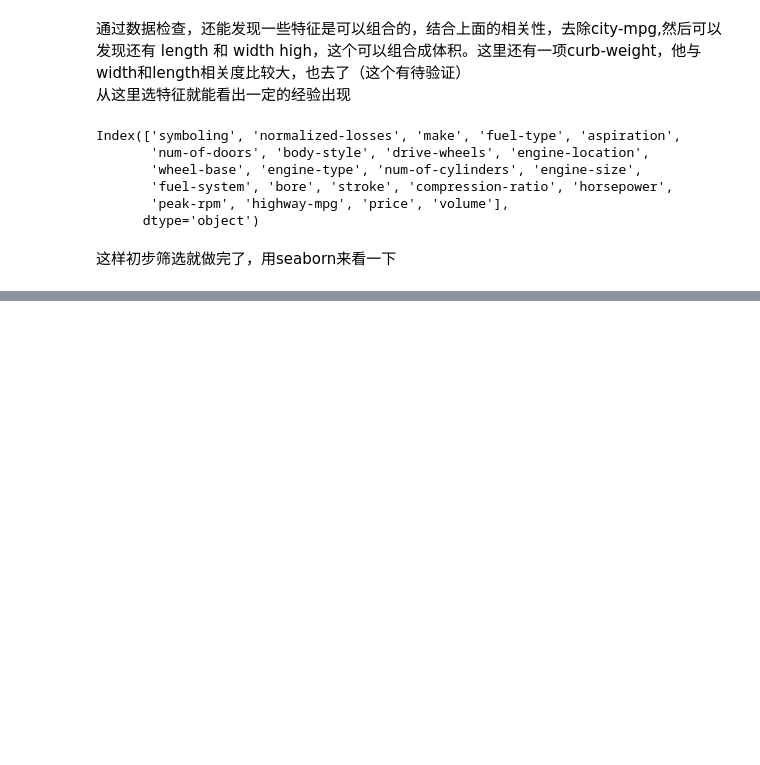
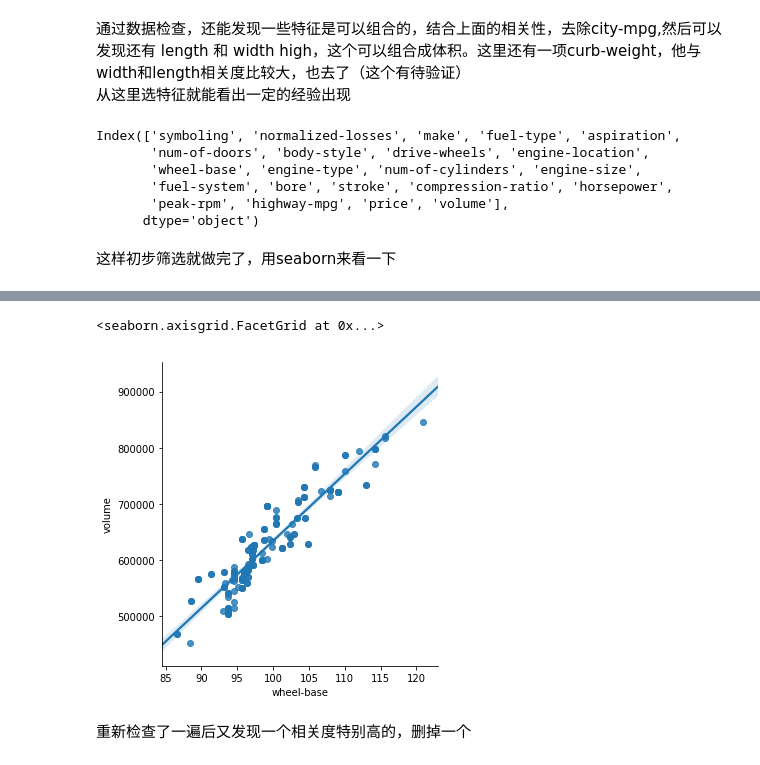
Before and after one commit to Tyrant2016/LinearProject, a Jupyter notebook: 数据预处理1.ipynb, the cells around one changed output, grey strips where cells are left out. Saved outputs shown, nothing was run; the diff lists cells and outputs as text; code cells hidden in the pictures; blank space fills up the shorter version.

```diff
--- a/数据预处理1.ipynb
+++ b/数据预处理1.ipynb
@@ -453,0 +544,7 @@ tri_mask
+# %%
+sns.lmplot('wheel-base','volume',data,palette='plasma')
+# %% [output]
+<seaborn.axisgrid.FacetGrid at 0x...>
+[figure, added]
+# %% [markdown]
+重新检查了一遍后又发现一个相关度特别高的，删掉一个
```
Also changed, not shown: parts of 9 cells of this notebook, 2 other files.
